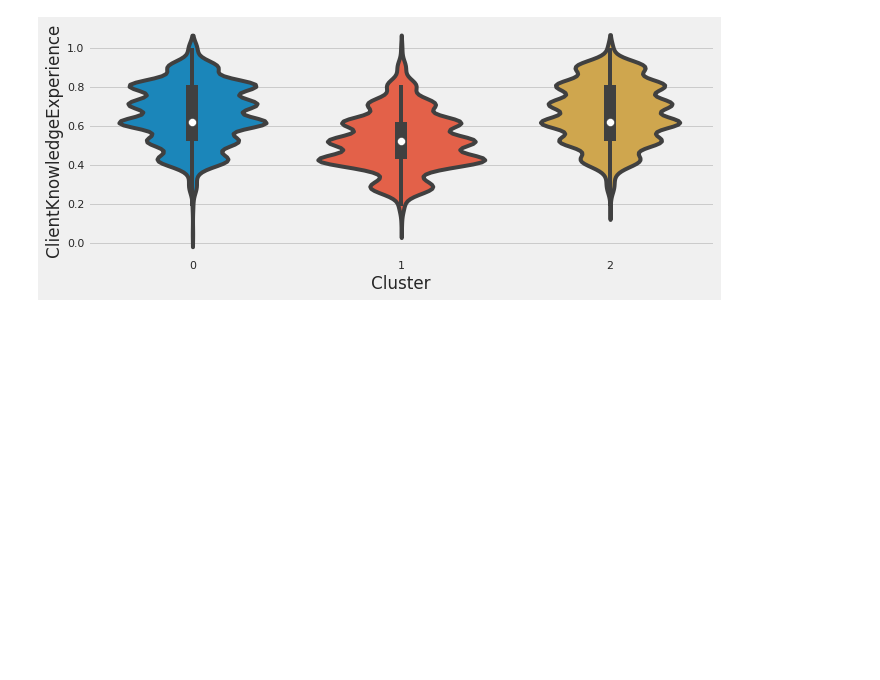
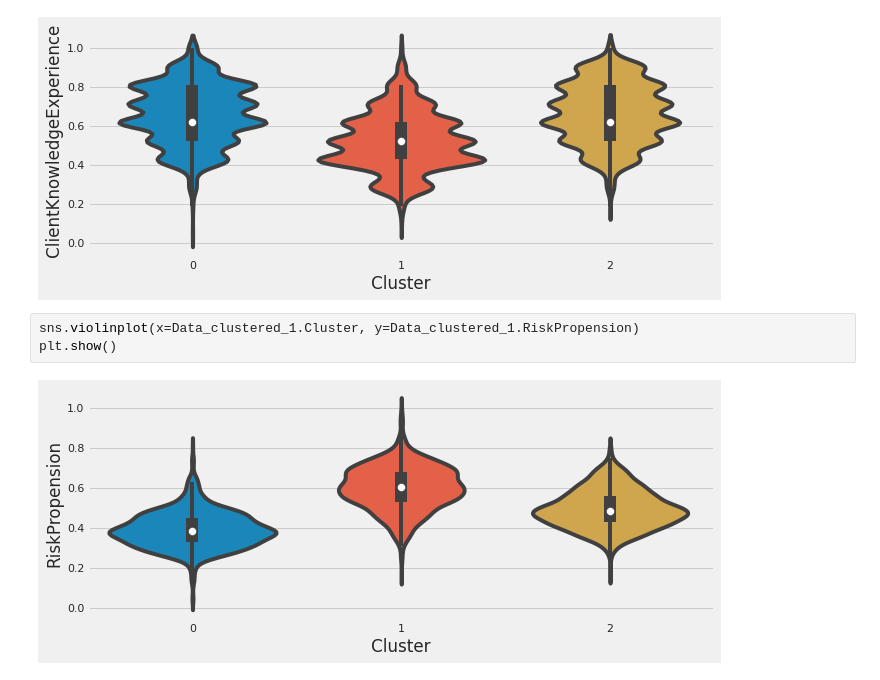
Before and after one commit to ennio-guzman/DataScienceLab, a Jupyter notebook: Data_science_lab.ipynb, the cells around one changed output. Saved outputs shown, nothing was run; the diff lists cells and outputs as text; blank space fills up the shorter version.

```diff
--- a/Data_science_lab.ipynb
+++ b/Data_science_lab.ipynb
@@ -356,3 +348,8 @@ sns.violinplot(x=Data_clustered_1.Cluster, y=Data_clustered_1.ClientKnowledgeExp
 plt.show()
 # %% [output]
 [figure]
+# %%
+sns.violinplot(x=Data_clustered_1.Cluster, y=Data_clustered_1.RiskPropension)
+plt.show()
+# %% [output]
+[figure, added]
```
Also changed, not shown: parts of 3 cells of this notebook.
